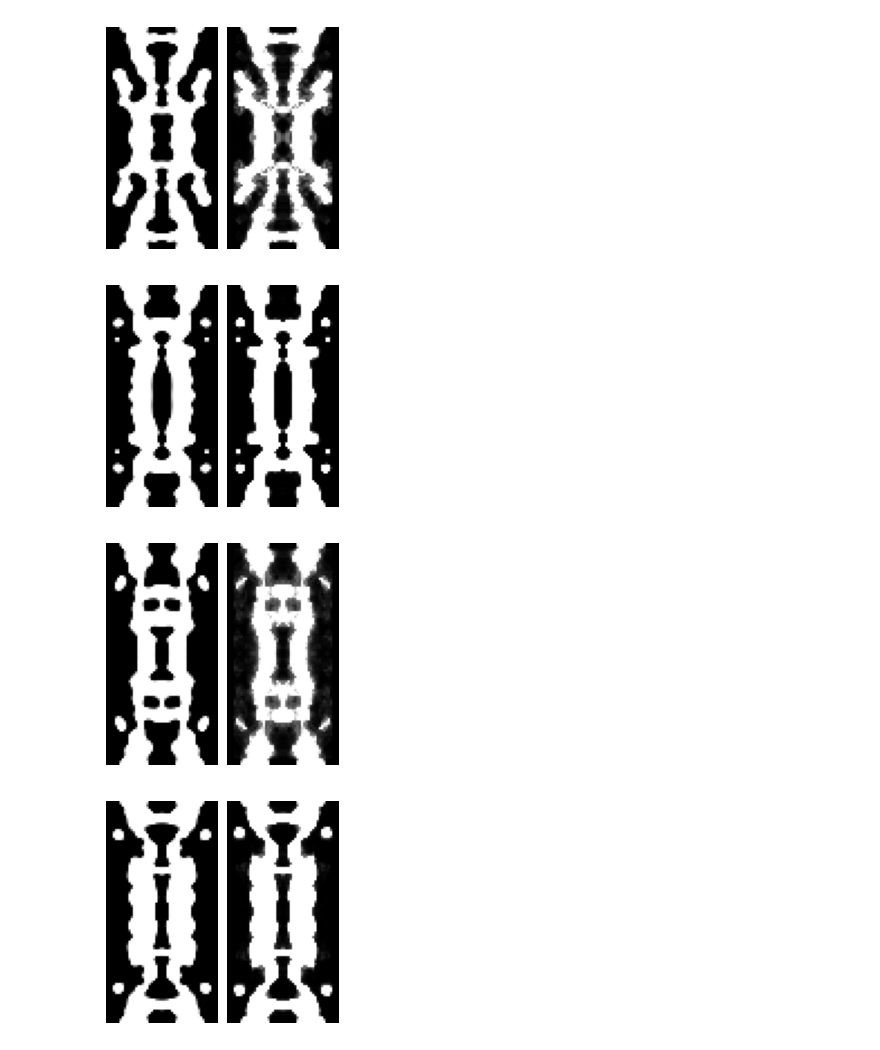
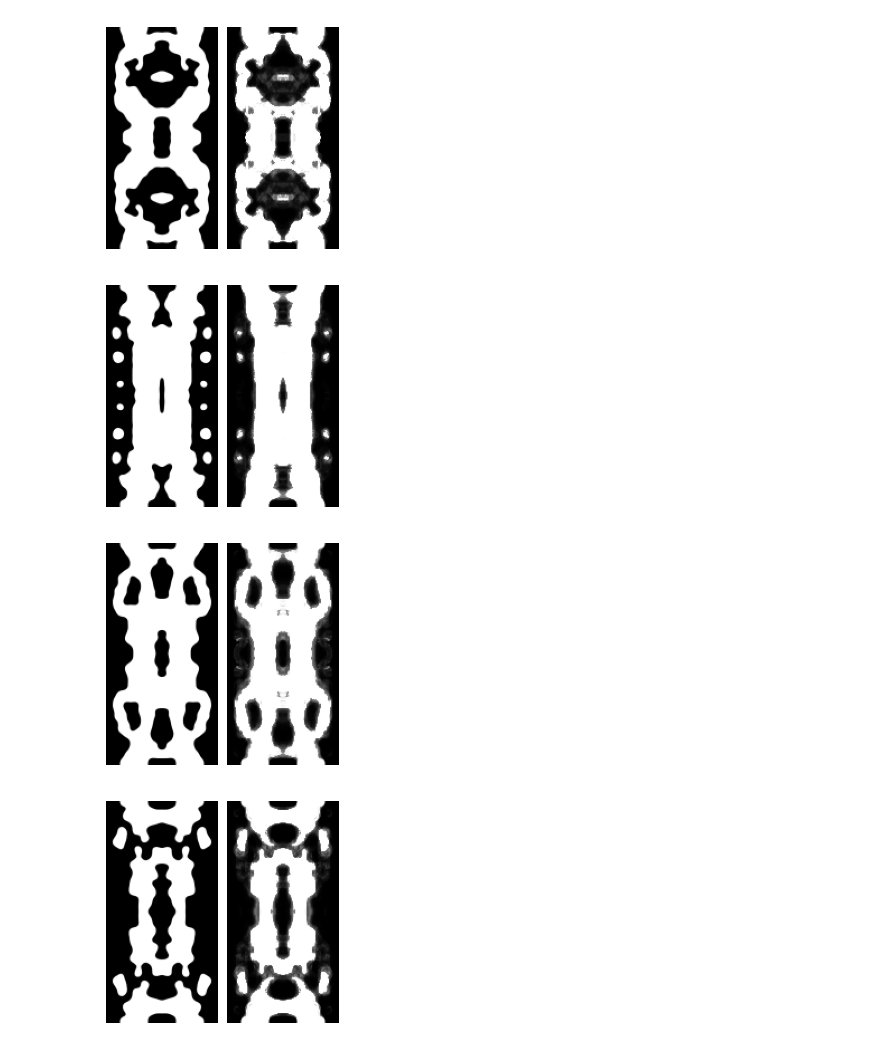
Before and after one commit to satadrudas/Nanophotonic_Design_Optimization_Using_Ising_Machine, a Jupyter notebook: VAE_Notebooks/Old/dc-bvae.ipynb, the cells around one changed output. Cells and saved outputs as stored; diff of their text form; code cells hidden in the pictures.

```diff
--- a/VAE_Notebooks/Old/dc-bvae.ipynb
+++ b/VAE_Notebooks/Old/dc-bvae.ipynb
@@ -125,11 +155,11 @@ class bVAE(nn.Module):
         self.encoder=nn.Sequential(
             nn.Linear(input_size,512),
             nn.LeakyReLU(0.1),
-            nn.Dropout(p=0.3),
+            nn.Dropout(p=0.2),
 
             nn.Linear(512,256),
             nn.LeakyReLU(0.1),
-            nn.Dropout(p=0.3),
+            nn.Dropout(p=0.2),
 
             nn.Linear(256,latent_dim),
             nn.LeakyReLU(0.1),
@@ -139,11 +169,11 @@ class bVAE(nn.Module):
         self.decoder=nn.Sequential(
             nn.Linear(latent_dim,256),
             nn.LeakyReLU(0.1),
-            nn.Dropout(p=0.3),
+            nn.Dropout(p=0.2),
 
             nn.Linear(256,512),
             nn.LeakyReLU(0.1),
-            nn.Dropout(p=0.3),
+            nn.Dropout(p=0.2),
 
             nn.Linear(512,input_size),
             nn.LeakyReLU(0.1),
@@ -179,14 +209,14 @@ class bVAE(nn.Module):
         d=self.decode(g)
         return d,g,e, lambd
 # %%
-input_size=1250
-latent_dim=100
-LEARNING_RATE=1e-3
+input_size=5000
+latent_dim=500
+LEARNING_RATE=1e-4
 
 num_epochs=2000
 
 lambd=torch.Tensor([5.0])
-lambd_min=torch.Tensor([0.45])
+lambd_min=torch.Tensor([0.3])
 lambd_learning_rate=torch.Tensor([3*1e-4])
 
 
@@ -196,7 +226,7 @@ model.to(DEVICE)
 optimizer = torch.optim.Adam(model.parameters(), lr=LEARNING_RATE)
 # %%
 
-def loss_function(x,x_hat, a,beta=1.75):
+def loss_function(x,x_hat, a,beta=1):
     reconstruction_loss=torch.sum(torch.square(x-x_hat), axis=1) # shape = [batch_size]
 
     KL_loss= torch.sum(torch.log(torch.tensor(2.0)) + a*torch.log(a)+(1-a)*torch.log(1-a), axis=1) # size =[batch_size]
@@ -237,7 +267,7 @@ ll=[]
 lmbd=lambd
 lama=[]
 
-def train(model, optimizer, epochs, device, x_dim=1250):
+def train(model, optimizer, epochs, device, x_dim=5000):
     model.train()
     global lambd
     for epoch in range(epochs):
@@ -313,12 +343,12 @@ def design_recover(x): # for torch, replace np with torch
     return full_design
 # %%
 # Reconstruction check
-#image = next(dataiter)
+image = next(dataiter)
 
 for i in range(5):
     input = image[0][i,0]
     output,g,a, _ =model(input.reshape(1,-1).to(DEVICE))
-    output=output[0].detach().cpu().reshape(50,25)
+    output=output[0].detach().cpu().reshape(100,50)
     fig = plt.figure(figsize=(3, 3))
     grid = ImageGrid(fig, 111, nrows_ncols=(1, 2), axes_pad=0.1)
 
@@ -331,7 +361,7 @@ for i in range(5):
-[figure, old version]
+[figure, new version]
-[figure, old version]
+[figure, new version]
-[figure, old version]
+[figure, new version]
-[figure, old version]
+[figure, new version]
 # %%
 plt.matshow(a.reshape(10,-1).cpu().detach().numpy())
 plt.colorbar()
```
Also changed, not shown: parts of 29 cells of this notebook.
